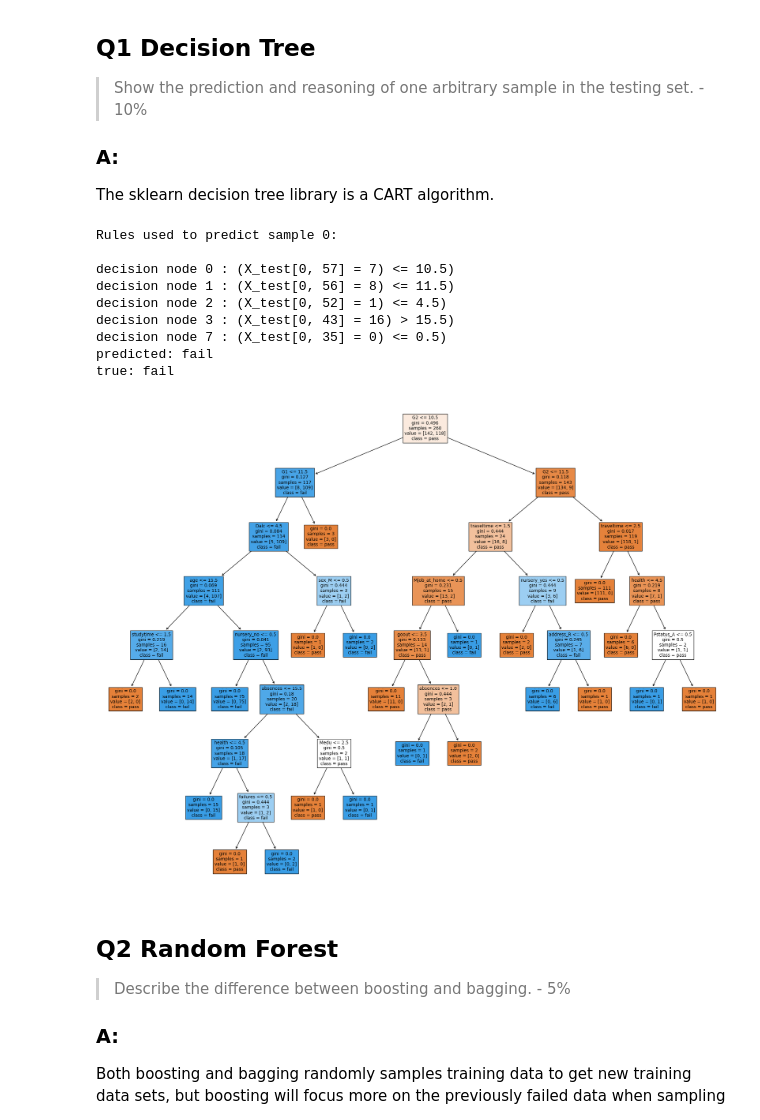
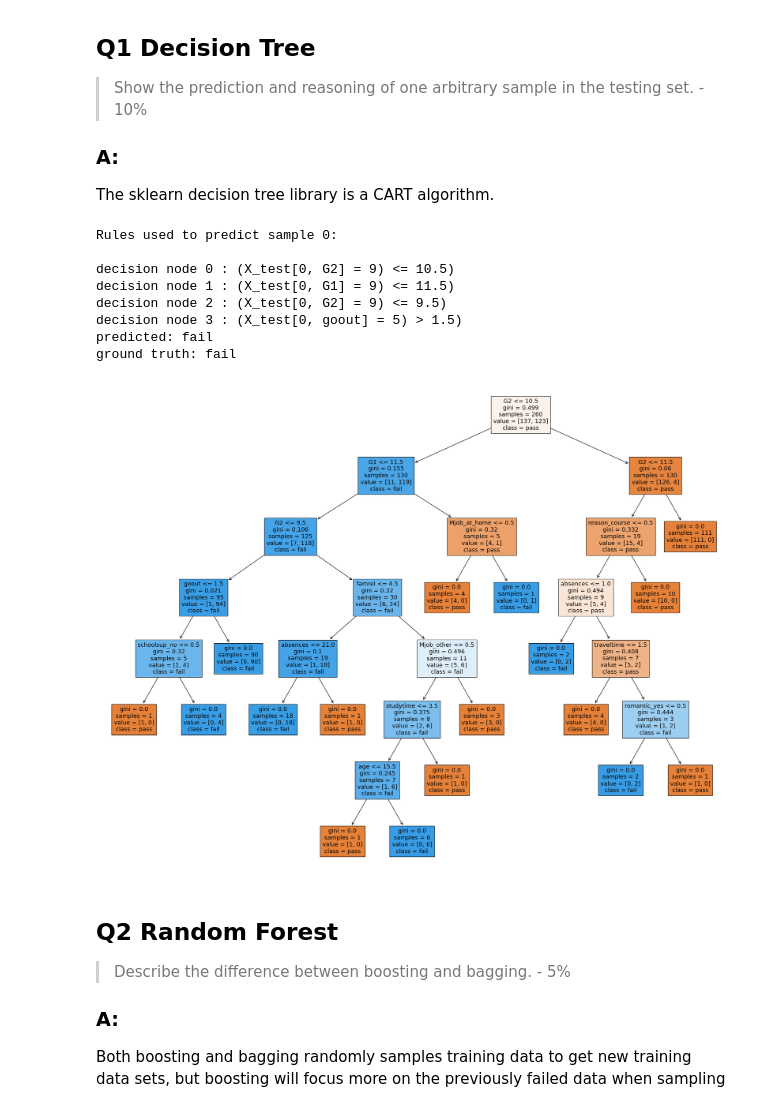
Before and after one commit to kie4280/Fall2021-MachineLearning, a Jupyter notebook: HW2/HW2.ipynb, the cells around one changed output. Saved outputs shown, nothing was run; the diff lists cells and outputs as text; code cells hidden in the pictures.

```diff
--- a/HW2/HW2.ipynb
+++ b/HW2/HW2.ipynb
@@ -589,12 +551,12 @@ confusion matrix
 The sklearn decision tree library is a CART algorithm.
 # %%
 
-regenerate = True
+regenerate = False
 
 if regenerate:
     T_cls = tree.DecisionTreeClassifier()
-    training = data_binary[0:260, :]
-    validate = data_binary[300, :]
+    training = data_binary[0:260, :] # holdout
+    validate = data_binary[300, :] # use one sample
     test = np.reshape(validate[0:-1], (1, training.shape[1]-1))
     T_cls.fit(training[:, 0:-1], training[:, -1])
     pred = T_cls.predict(test)
@@ -608,7 +570,7 @@ if regenerate:
     sample_id = 0
     # obtain ids of the nodes `sample_id` goes through, i.e., row `sample_id`
     node_index = path.indices[
-        path.indptr[sample_id] : path.indptr[sample_id + 1]
+        path.indptr[sample_id]: path.indptr[sample_id + 1]
     ]
 
     print("Rules used to predict sample {id}:\n".format(id=sample_id))
@@ -616,44 +578,41 @@ if regenerate:
         # continue to the next node if it is a leaf node
         if leaf_id[sample_id] == node_id:
             continue
 
         # check if value of the split feature for sample 0 is below threshold
         if test[sample_id, feature[node_id]] <= threshold[node_id]:
             threshold_sign = "<="
         else:
             threshold_sign = ">"
 
         print(
             "decision node {node} : (X_test[{sample}, {feature}] = {value}) "
             "{inequality} {threshold})".format(
                 node=node_id,
                 sample=sample_id,
-                feature=feature[node_id],
+                feature=data_orig.columns[feature[node_id]],
                 value=test[sample_id, feature[node_id]],
                 inequality=threshold_sign,
                 threshold=threshold[node_id],
             )
         )
 
-
-
-    print("predicted: {}\ntrue: {}".format(
+    print("predicted: {}\nground truth: {}".format(
         c_bin[pred[0]], c_bin[validate[-1]]))
     fig = plt.figure(figsize=(25, 20), dpi=100)
     _ = tree.plot_tree(T_cls, feature_names=data_orig.columns,
                        class_names=c_bin,
                        filled=True)
 # %% [output]
 Rules used to predict sample 0:
 
-decision node 0 : (X_test[0, 57] = 7) <= 10.5)
-decision node 1 : (X_test[0, 56] = 8) <= 11.5)
-decision node 2 : (X_test[0, 52] = 1) <= 4.5)
-decision node 3 : (X_test[0, 43] = 16) > 15.5)
-decision node 7 : (X_test[0, 35] = 0) <= 0.5)
+decision node 0 : (X_test[0, G2] = 9) <= 10.5)
+decision node 1 : (X_test[0, G1] = 9) <= 11.5)
+decision node 2 : (X_test[0, G2] = 9) <= 9.5)
+decision node 3 : (X_test[0, goout] = 5) > 1.5)
 predicted: fail
-true: fail
+ground truth: fail
-[figure, old version]
+[figure, new version]
 # %% [markdown]
 ## Q2 Random Forest
 > Describe the difference between boosting and bagging. - 5%
```
Also changed, not shown: parts of 10 cells of this notebook, 1 other file.
